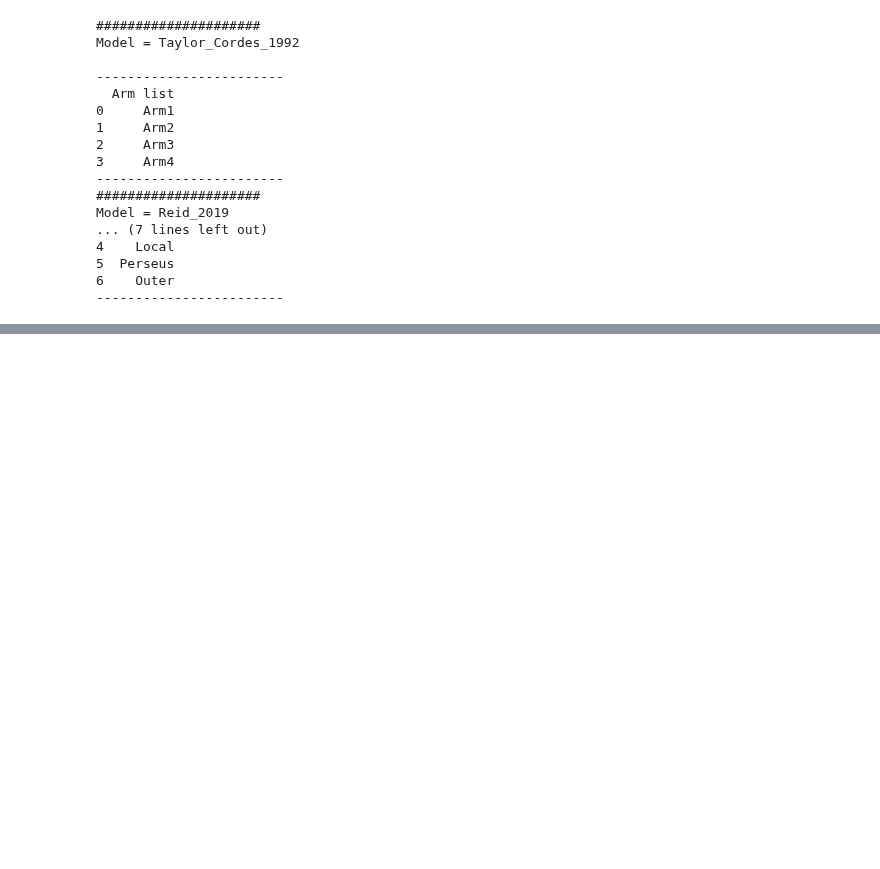
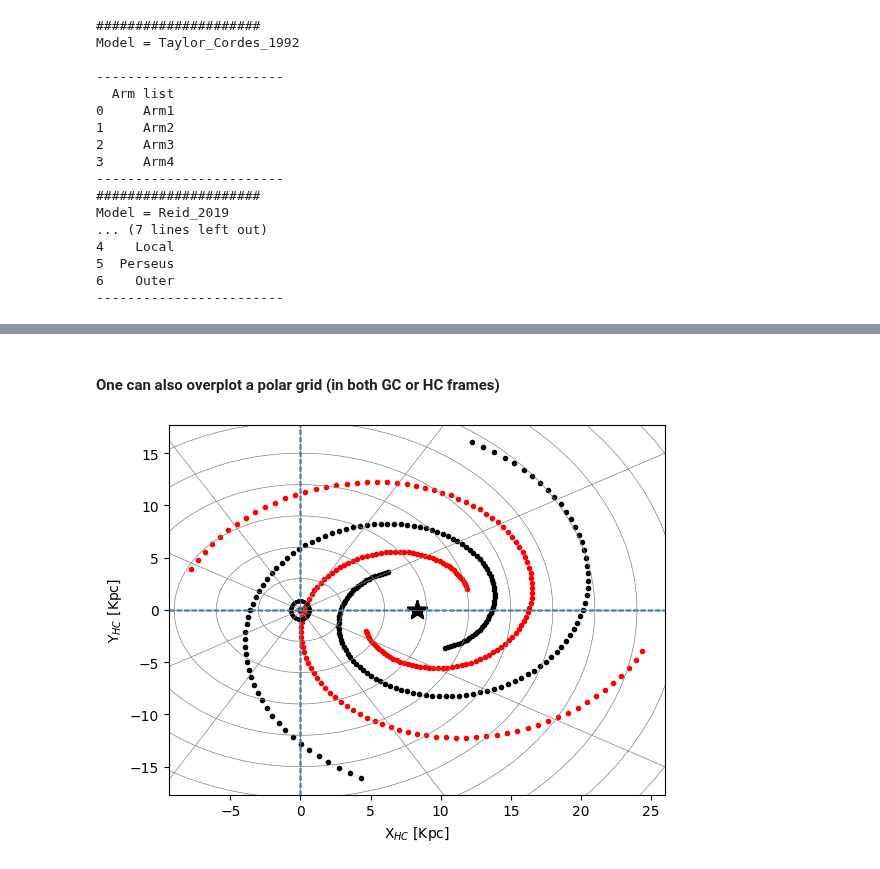
Before and after one commit to Abhaypru/SpiralMap, a Jupyter notebook: demo.ipynb, the cells around one changed output, grey strips where cells are left out. Cells and saved outputs as stored; diff of their text form; code cells hidden in the pictures; blank space fills up the shorter version.

```diff
--- a/demo.ipynb
+++ b/demo.ipynb
@@ -66,0 +147,7 @@ Model = Reid_2019
+# %% [markdown]
+#### One can also overplot a polar grid (in both GC or HC frames)
+# %%
+plotattrs = {'plot':True,'coordsys':'HC','markersize':15,'polargrid':True}
+spirals.readout(plotattrs,model=use_model,arm='all')
+# %% [output]
+[figure, added]
```
Also changed, not shown: parts of 16 cells of this notebook, 1 other file.
